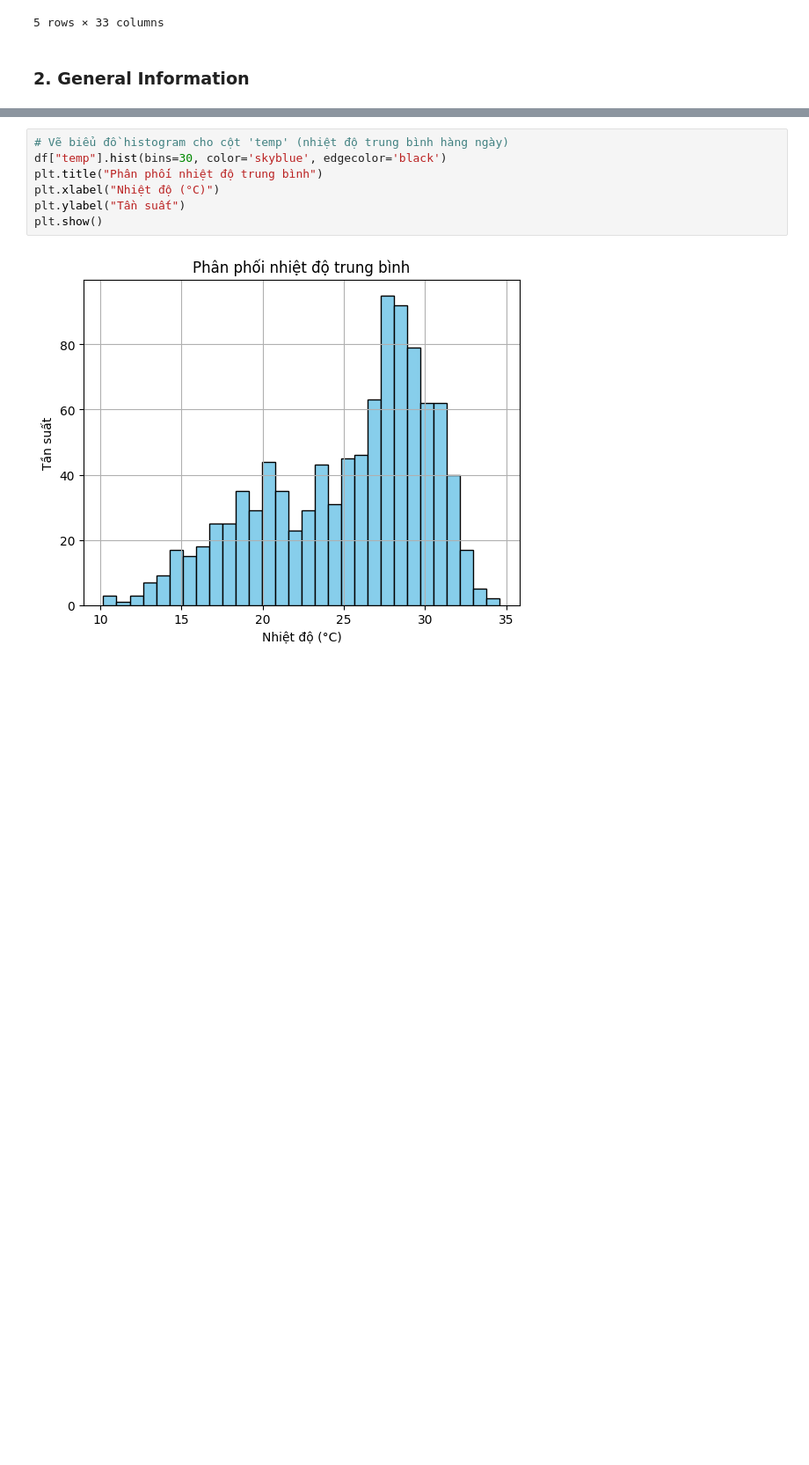
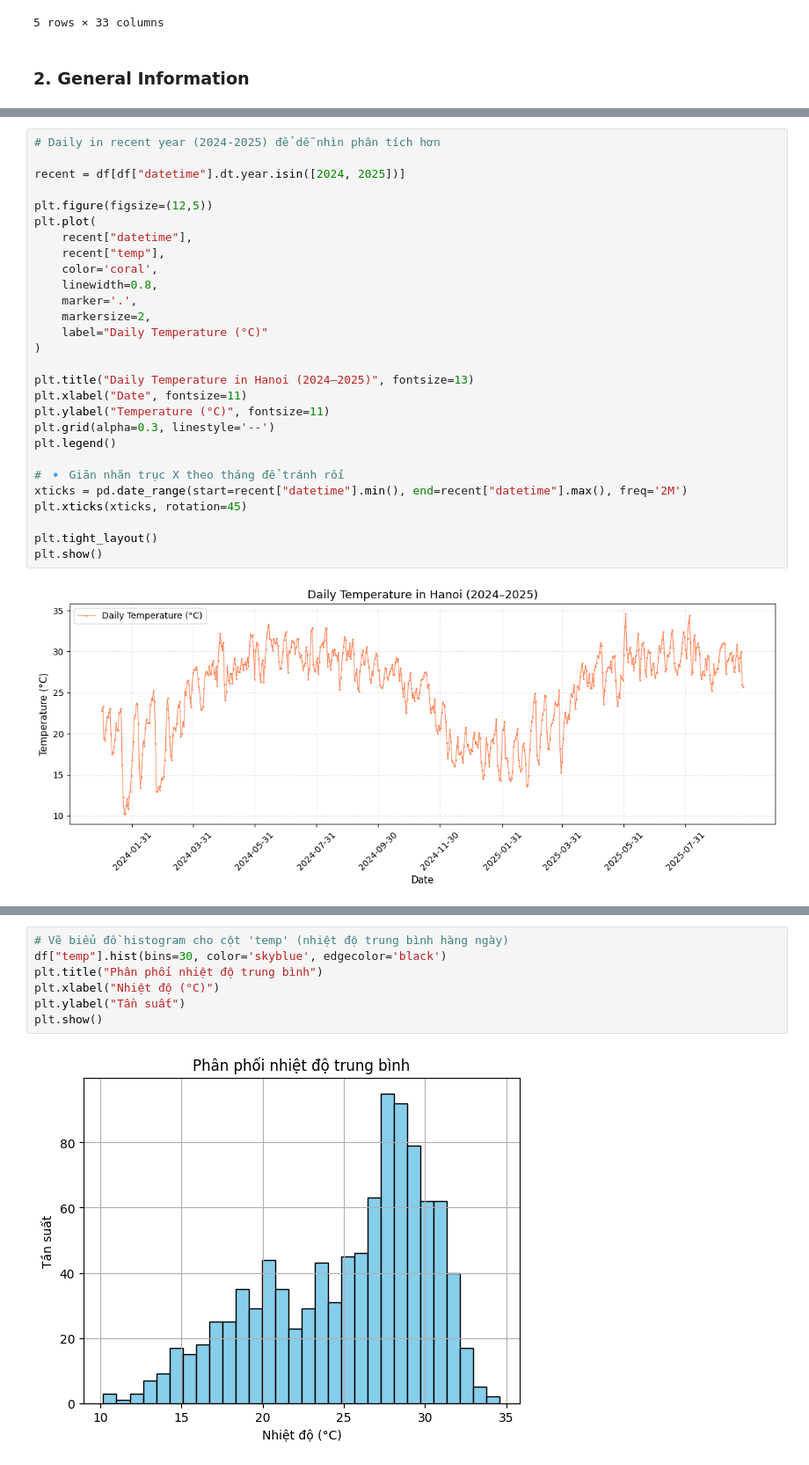
Before and after one commit to DunDun-banana/ml-group1, a Jupyter notebook: Data_understanding.ipynb, the cells around one changed output, grey strips where cells are left out. Shown at 88% size. Saved outputs shown, nothing was run; the diff lists cells and outputs as text; blank space fills up the shorter version.

```diff
--- a/Data_understanding.ipynb
+++ b/Data_understanding.ipynb
@@ -126,0 +167,30 @@ plt.show()
+# %%
+# Daily in recent year (2024-2025) để dễ nhìn phân tích hơn
+
+recent = df[df["datetime"].dt.year.isin([2024, 2025])]
+
+plt.figure(figsize=(12,5))
+plt.plot(
+    recent["datetime"],
+    recent["temp"],
+    color='coral',
+    linewidth=0.8,
+    marker='.',
+    markersize=2,
+    label="Daily Temperature (°C)"
+)
+
+plt.title("Daily Temperature in Hanoi (2024–2025)", fontsize=13)
+plt.xlabel("Date", fontsize=11)
+plt.ylabel("Temperature (°C)", fontsize=11)
+plt.grid(alpha=0.3, linestyle='--')
+plt.legend()
+
+# 🔹 Giãn nhãn trục X theo tháng để tránh rối
+xticks = pd.date_range(start=recent["datetime"].min(), end=recent["datetime"].max(), freq='2M')
+plt.xticks(xticks, rotation=45)
+
+plt.tight_layout()
+plt.show()
+# %% [output]
+[figure, added]
```
Also changed, not shown: parts of 23 cells of this notebook, 6 other files.
